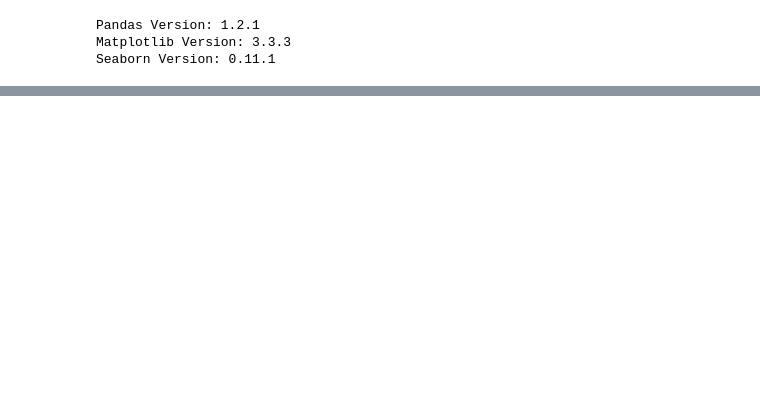
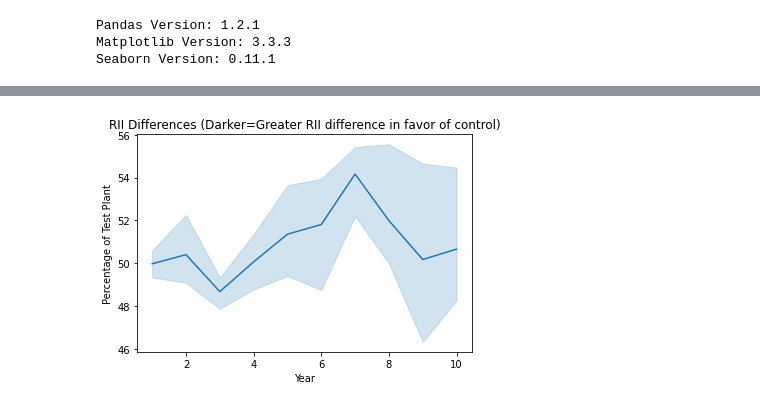
Before and after one commit to Hunterb9101/stochastic-plant-model, a Jupyter notebook: sensitivity_analysis_plots.ipynb, the cells around one changed output, grey strips where cells are left out. Cells and saved outputs as stored; diff of their text form; code cells hidden in the pictures; blank space fills up the shorter version.

Commit message:
Shuffle plants

```diff
--- a/sensitivity_analysis_plots.ipynb
+++ b/sensitivity_analysis_plots.ipynb
@@ -67,3 +83,12 @@ fig = sns.lineplot(x="year", y="test_plant_pct", hue="model", data=rii_test).set
+# %%
+rii_test = df[df["model"] < 10]
+fig = sns.lineplot(x="year", y="test_plant_pct", data=rii_test).set(
+    title="RII Differences (Darker=Greater RII difference in favor of control)",
+    xlabel="Year",
+    ylabel="Percentage of Test Plant"
+)
+# %% [output]
+[figure, added]
 # %%
 seed_test = df[(df["model"] >= 10) & (df["model"] < 15)]
 fig = sns.lineplot(x="year", y="test_plant_pct", hue="model", data=seed_test).set(
```
Also changed, not shown: parts of 7 cells of this notebook, 2 other files.
